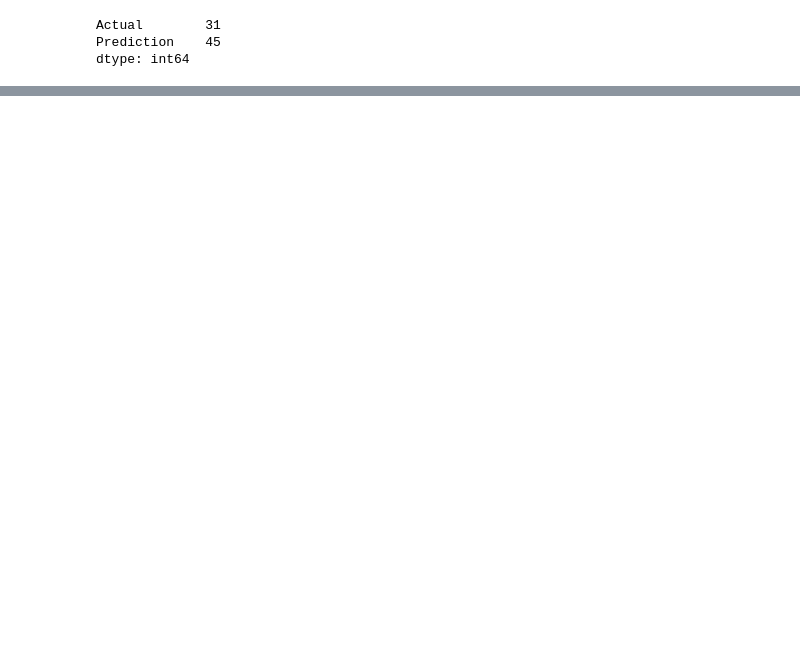
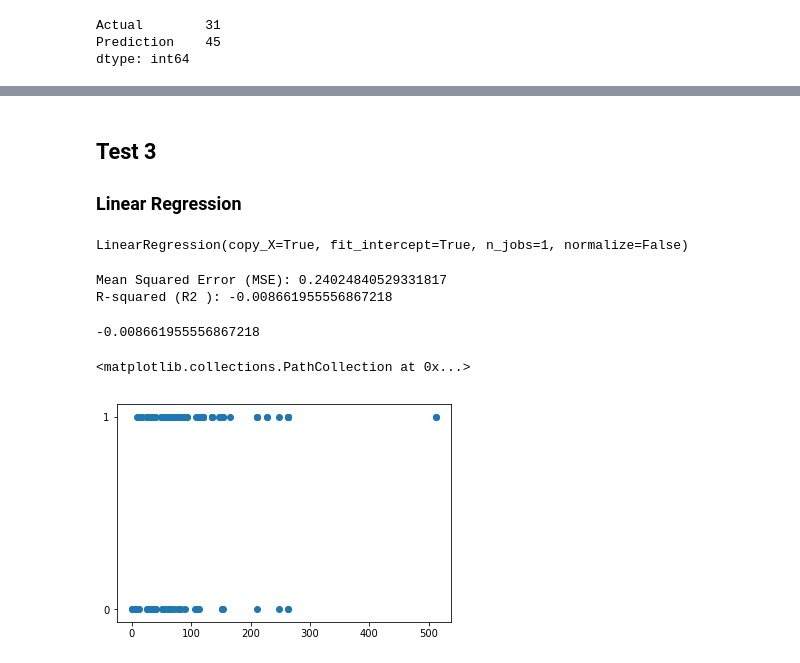
Before and after one commit to JonPara/TitanicML_Tests, a Jupyter notebook: TitanicML_tests/Titantic_ML_allRegression.ipynb, the cells around one changed output, grey strips where cells are left out. Drawn from its saved outputs; the diff is of its cells as text; code cells hidden in the pictures; blank space fills up the shorter version.

Commit message:
Did three regression tests. Still attempting to fix plots

```diff
--- a/TitanicML_tests/Titantic_ML_allRegression.ipynb
+++ b/TitanicML_tests/Titantic_ML_allRegression.ipynb
@@ -72,0 +146,6 @@ dtype: int64
+# %% [markdown]
+## Test 3
+
+### Linear Regression
+# %%
+X, y = titanic["Fare"].values.reshape(-1, 1), titanic["Survived"]
@@ -72,0 +155,28 @@ dtype: int64
+# %%
+from sklearn.linear_model import LinearRegression
+model = LinearRegression()
+
+model.fit(X_train, y_train)
+# %% [output]
+LinearRegression(copy_X=True, fit_intercept=True, n_jobs=1, normalize=False)
+# %%
+from sklearn.metrics import mean_squared_error, r2_score
+
+### BEGIN SOLUTION
+
+# Use our model to make predictions
+predicted = model.predict(X_test)
+
+# Score the predictions with mse and r2
+mse = mean_squared_error(y_test, predicted)
+r2 = r2_score(y_test, predicted)
+
+print(f"Mean Squared Error (MSE): {mse}")
+print(f"R-squared (R2 ): {r2}")
+# %% [output]
+Mean Squared Error (MSE): 0.24024840529331817
+R-squared (R2 ): -0.008661955556867218
+# %%
+model.score(X_test, y_test)
+# %% [output]
+-0.008661955556867218
@@ -72,0 +190,5 @@ dtype: int64
+# %%
+plt.scatter(X, y)
+# %% [output]
+<matplotlib.collections.PathCollection at 0x...>
+[figure, added]
```
Also changed, not shown: parts of 15 cells of this notebook.
